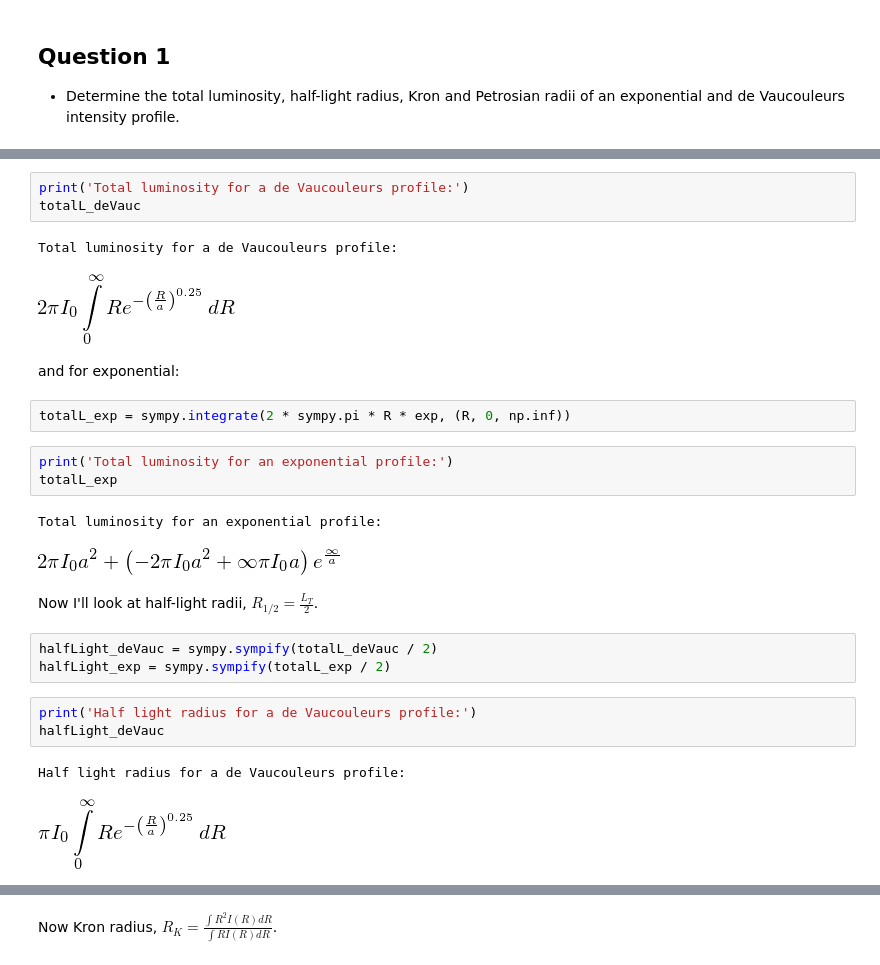
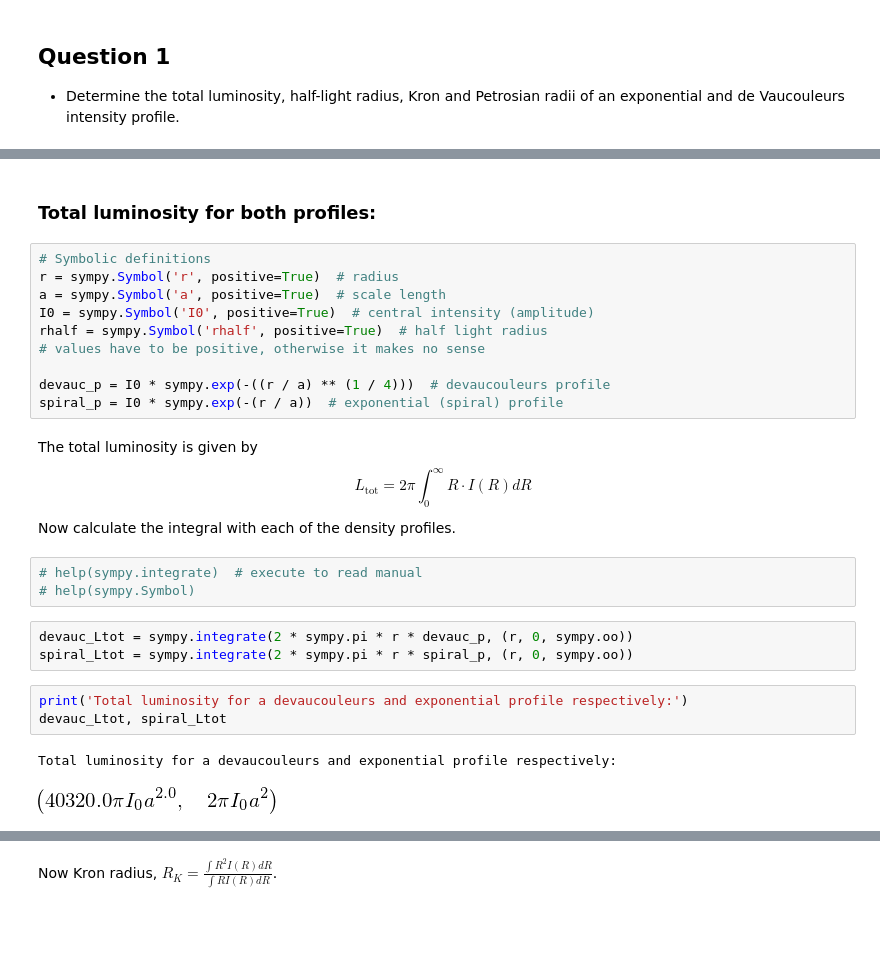
Before and after one commit to astro-britt/galaxy_ipynbs, a Jupyter notebook: astro505_1.ipynb, the cells around one changed output, grey strips where cells are left out. Cells and saved outputs as stored; diff of their text form; blank space fills up the shorter version.

```diff
--- a/astro505_1.ipynb
+++ b/astro505_1.ipynb
@@ -43,27 +24,28 @@ totalL_deVauc = sympy.integrate(2 * sympy.pi * R * devauc, (R, 0, np.inf))
+# %% [markdown]
+### Total luminosity for both profiles:
+# %%
+# Symbolic definitions
+r = sympy.Symbol('r', positive=True)  # radius
+a = sympy.Symbol('a', positive=True)  # scale length
+I0 = sympy.Symbol('I0', positive=True)  # central intensity (amplitude)
+rhalf = sympy.Symbol('rhalf', positive=True)  # half light radius
+# values have to be positive, otherwise it makes no sense
+
+devauc_p = I0 * sympy.exp(-((r / a) ** (1 / 4)))  # devaucouleurs profile
+spiral_p = I0 * sympy.exp(-(r / a))  # exponential (spiral) profile
+# %% [markdown]
+The total luminosity is given by
+$$L_\text{tot} =   2\pi \int_0^\infty R \cdot I (R)dR $$
+Now calculate the integral with each of the density profiles.
+# %%
+# help(sympy.integrate)  # execute to read manual
+# help(sympy.Symbol)
+# %%
+devauc_Ltot = sympy.integrate(2 * sympy.pi * r * devauc_p, (r, 0, sympy.oo))
+spiral_Ltot = sympy.integrate(2 * sympy.pi * r * spiral_p, (r, 0, sympy.oo))
 # %%
-print('Total luminosity for a de Vaucouleurs profile:')
-totalL_deVauc
+print('Total luminosity for a devaucouleurs and exponential profile respectively:')
+devauc_Ltot, spiral_Ltot
 # %% [output]
-Total luminosity for a de Vaucouleurs profile:
+Total luminosity for a devaucouleurs and exponential profile respectively:
-[figure, old version]
+[figure, new version]
-# %% [markdown]
-and for exponential:
-# %%
-totalL_exp = sympy.integrate(2 * sympy.pi * R * exp, (R, 0, np.inf))
-# %%
-print('Total luminosity for an exponential profile:')
-totalL_exp
-# %% [output]
-Total luminosity for an exponential profile:
-[figure, removed]
-# %% [markdown]
-Now I'll look at half-light radii,  $R_{1/2} = \frac{L_T}{2}$.
-# %%
-halfLight_deVauc = sympy.sympify(totalL_deVauc / 2)
-halfLight_exp = sympy.sympify(totalL_exp / 2)
-# %%
-print('Half light radius for a de Vaucouleurs profile:')
-halfLight_deVauc
-# %% [output]
-Half light radius for a de Vaucouleurs profile:
-[figure, removed]
```
Also changed, not shown: parts of 66 cells of this notebook, 1 other file.
